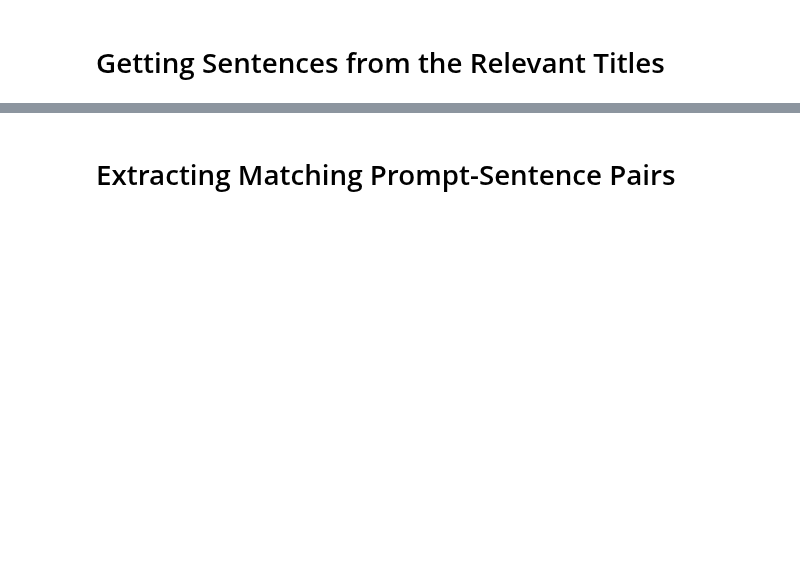
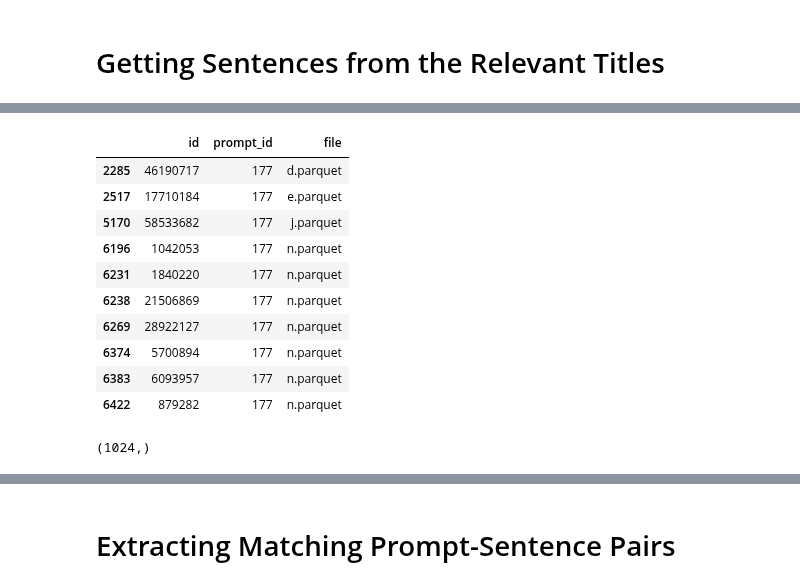
Before and after one commit to viktorcikojevic/kaggle-llm, a Jupyter notebook: work_dirs/reproduce-mgoksu-deotte/0-806-sharing-my-trained-with-context-model.ipynb, the cells around one changed output, grey strips where cells are left out. Saved outputs shown, nothing was run; the diff lists cells and outputs as text; code cells hidden in the pictures; blank space fills up the shorter version.

```diff
--- a/work_dirs/reproduce-mgoksu-deotte/0-806-sharing-my-trained-with-context-model.ipynb
+++ b/work_dirs/reproduce-mgoksu-deotte/0-806-sharing-my-trained-with-context-model.ipynb
@@ -225,3 +263,21 @@ libc.malloc_trim(0)
+# %%
+wikipedia_file_data[wikipedia_file_data['prompt_id'] == 177]
+# %% [output]
+|  | id | prompt_id | file |
+| 2285 | 46190717 | 177 | d.parquet |
+| 2517 | 17710184 | 177 | e.parquet |
+| 5170 | 58533682 | 177 | j.parquet |
+| 6196 | 1042053 | 177 | n.parquet |
+| 6231 | 1840220 | 177 | n.parquet |
+| 6238 | 21506869 | 177 | n.parquet |
+| 6269 | 28922127 | 177 | n.parquet |
+| 6374 | 5700894 | 177 | n.parquet |
+| 6383 | 6093957 | 177 | n.parquet |
+| 6422 | 879282 | 177 | n.parquet |
+# %%
+wikipedia_file_data.prompt_id.unique().shape
+# %% [output]
+(1024,)
 # %%
 ## Get the full text data
 wiki_text_data = []
```
Also changed, not shown: parts of 23 cells of this notebook, 12 other files.
